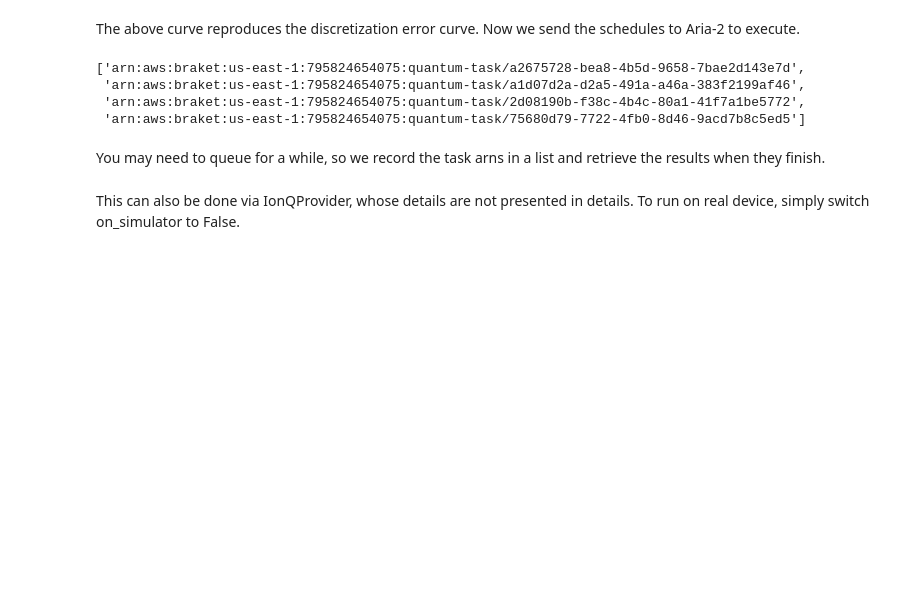
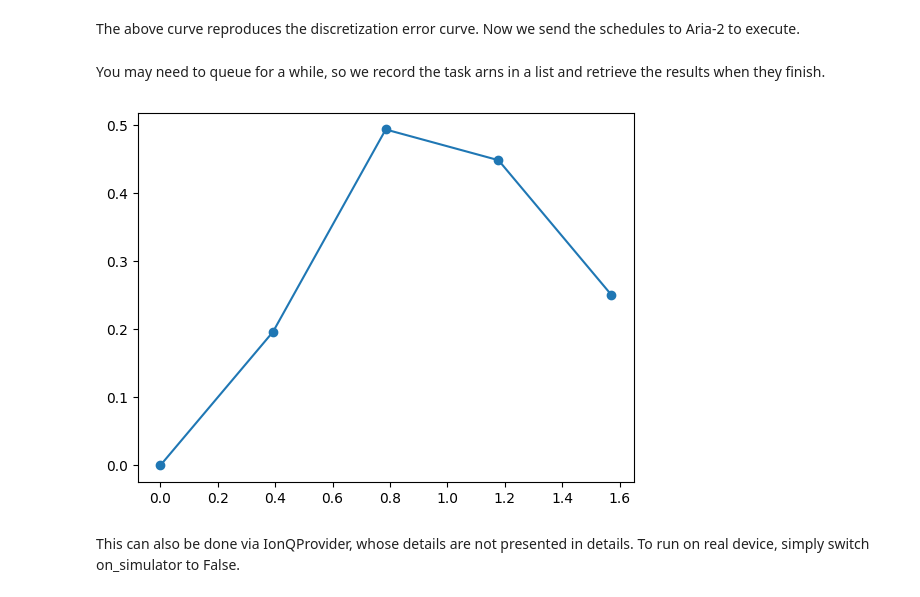
Before and after one commit to PicksPeng/SimuQ, a Jupyter notebook: notebooks/tutorials/3-schwinger.ipynb, the cells around one changed output. Drawn from its saved outputs; the diff is of its cells as text; code cells hidden in the pictures; blank space fills up the shorter version.

```diff
--- a/notebooks/tutorials/3-schwinger.ipynb
+++ b/notebooks/tutorials/3-schwinger.ipynb
@@ -133,30 +133,25 @@ for step, t in enumerate(timestep[1:]):
     bp.compile(walk, provider="ionq", device="Aria-2", aais="heisenberg", trotter_num=step + 1, state_prep=state_prep, verbose = -1)
     bp.run(shots=256, verbose=-1)
     task_arn_list.append(bp.task.metadata()["quantumTaskArn"])
-# %%
-task_arn_list
-# %% [output]
-['arn:aws:braket:us-east-1:795824654075:quantum-task/a2675728-bea8-4b5d-9658-7bae2d143e7d',
- 'arn:aws:braket:us-east-1:795824654075:quantum-task/a1d07d2a-d2a5-491a-a46a-383f2199af46',
- 'arn:aws:braket:us-east-1:795824654075:quantum-task/2d08190b-f38c-4b4c-80a1-41f7a1be5772',
- 'arn:aws:braket:us-east-1:795824654075:quantum-task/75680d79-7722-4fb0-8d46-9acd7b8c5ed5']
 # %% [markdown]
 You may need to queue for a while, so we record the task arns in a list and retrieve the results when they finish.
 # %%
 import time
 
 def draw_with_braket_tasks(task_arn_list):
     results_list = [{'0101':1}]
     for task_arn in task_arn_list:
         while True:
             res = bp.results(task_arn, verbose=-1)
             if res is not None:
                 break
             time.sleep(1)
         results_list.append(res)
     draw_results(timestep, results_list)
 
-draw_with_braket_tasks(job_list)
+draw_with_braket_tasks(task_arn_list)
+# %% [output]
+[figure, added]
 # %% [markdown]
 This can also be done via IonQProvider, whose details are not presented in details. To run on real device, simply switch on_simulator to False.
 # %%
```
Also changed, not shown: parts of 3 cells of this notebook.
